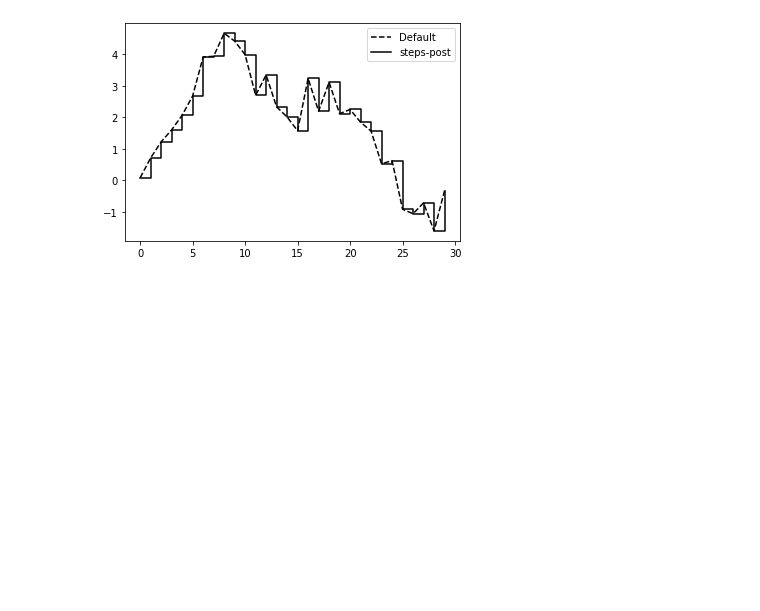
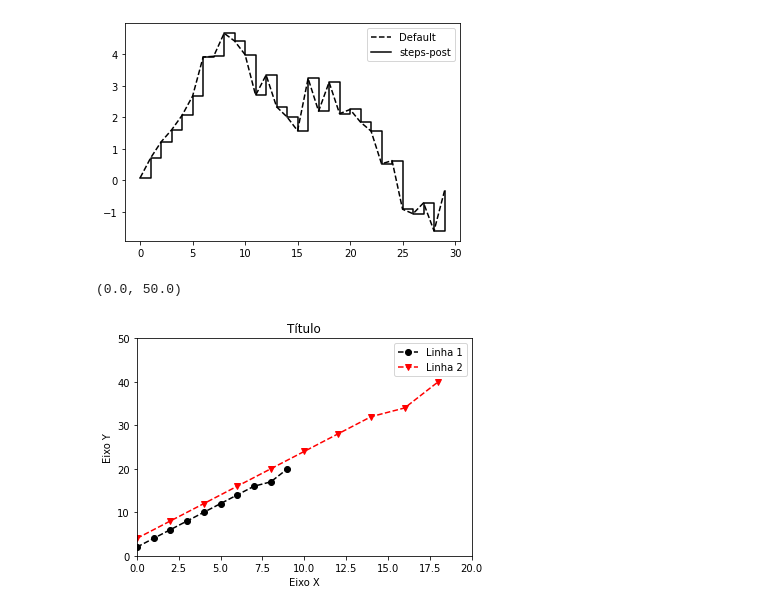
Before and after one commit to Kaiquenakao/plotagem-visualizacao, a Jupyter notebook: plotagem.ipynb, the cells around one changed output. Saved outputs shown, nothing was run; the diff lists cells and outputs as text; code cells hidden in the pictures; blank space fills up the shorter version.

Commit message:
Tiques, rótulos e legendas

```diff
--- a/plotagem.ipynb
+++ b/plotagem.ipynb
@@ -136,0 +139,14 @@ plt.legend(loc='best')
+# %%
+x = np.arange(10)
+y = np.array([2, 4, 6, 8, 10, 12, 14, 16, 17, 20])
+plt.plot(x, y, 'ko--', label='Linha 1')
+plt.plot(x * 2, y * 2, 'rv--', label='Linha 2')
+plt.title("Título")
+plt.xlabel("Eixo X")
+plt.ylabel("Eixo Y")
+plt.legend(loc='best')
+plt.xlim([0, 20]) # do 0 até o 20
+plt.ylim([0, 50])
+# %% [output]
+(0.0, 50.0)
+[figure, added]
```
Also changed, not shown: parts of 2 cells of this notebook.
